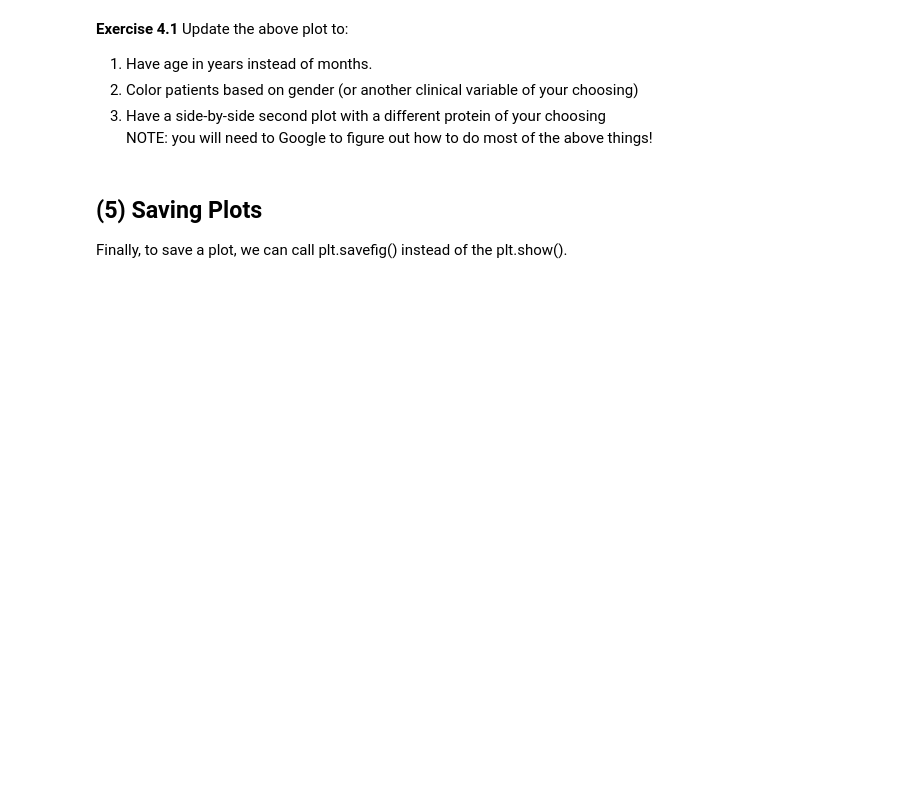
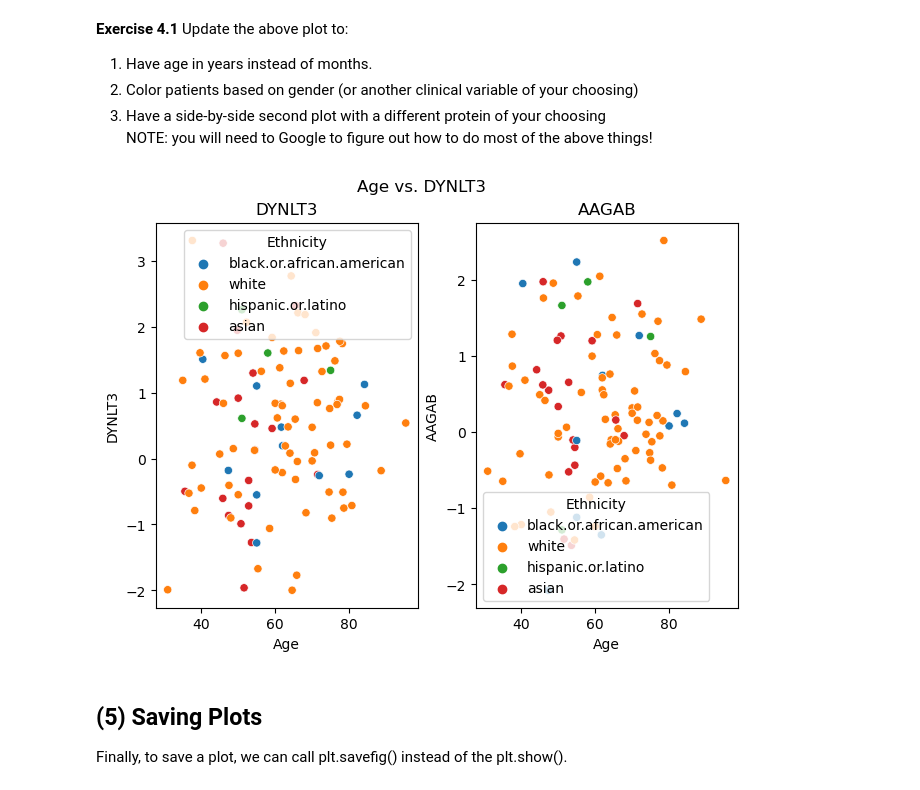
Before and after one commit to SoniaQi/qbio_490_sonia, a Jupyter notebook: week10_python/Intro_to_CPTAC.ipynb, the cells around one changed output. Cells and saved outputs as stored; diff of their text form; code cells hidden in the pictures; blank space fills up the shorter version.

```diff
--- a/week10_python/Intro_to_CPTAC.ipynb
+++ b/week10_python/Intro_to_CPTAC.ipynb
@@ -391,28 +589,32 @@ plt.show()
 <br></br>NOTE: you will need to Google to figure out how to do most of the above things!
 # %%
 # create plot here
-
-fig, ax = plt.subplots(1,2)
+fig, ax = plt.subplots(1,2, constrained_layout=True)
 
 sns.scatterplot( # x-axis
     x = clinical_data.loc[:, "Age"],
     y = protein_data.loc[:, "DYNLT3"],# y-axis
+    hue = clinical_data.loc[:, "Ethnicity"], # color by ethnicity bc there's only female
     legend = "full",  # show the legend
     ax = ax[0]  # necessary for when plotting more than 1 subplot
 )
 
 sns.scatterplot( # x-axis
     x = clinical_data.loc[:, "Age"],
     y = protein_data.loc[:, "AAGAB"],# y-axis
+    hue = clinical_data.loc[:, "Ethnicity"], # color by ethnicity bc there's only female
     legend = "full",  # show the legend
     ax = ax[1]  # necessary for when plotting more than 1 subplot
 )
 
-ax[0].set_title()
+ax[0].set_title('DYNLT3')
+ax[1].set_title('AAGAB')
 
 fig.suptitle('Age vs. DYNLT3')  # set title
 
 plt.show()
+# %% [output]
+[figure, added]
 # %% [markdown]
 ## (5) Saving Plots
 Finally, to save a plot, we can call plt.savefig() instead of the plt.show().
```
Also changed, not shown: parts of 35 cells of this notebook.
